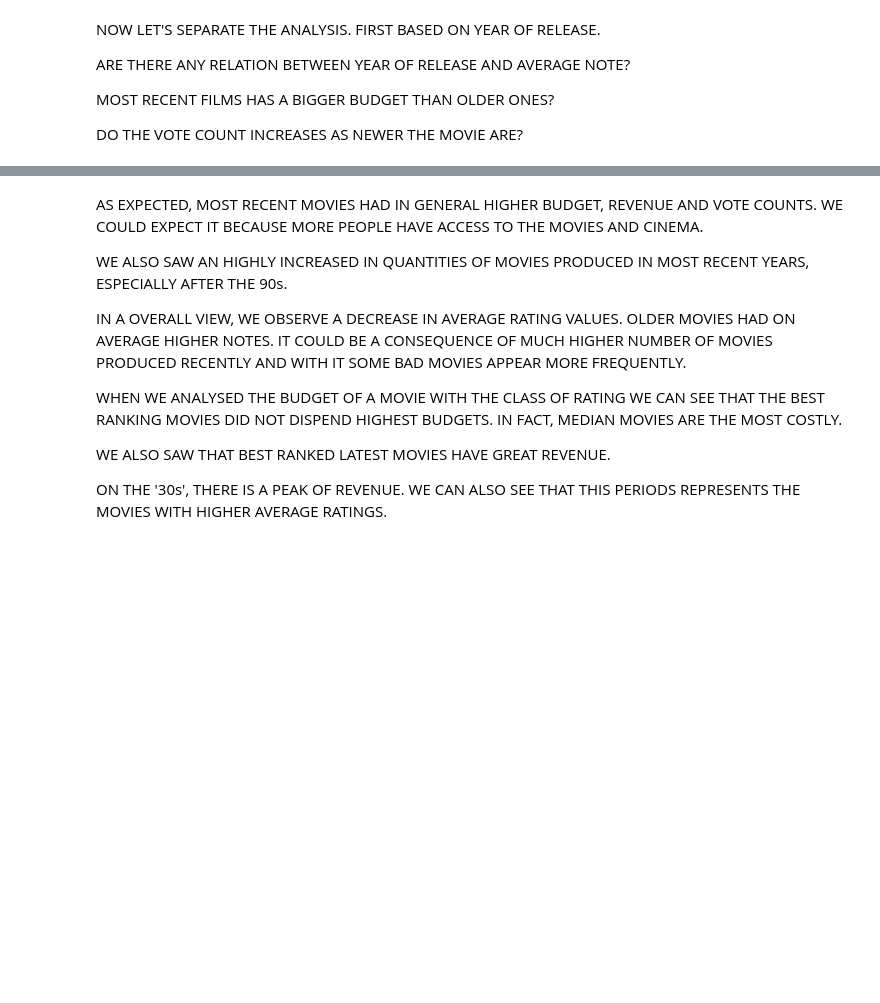
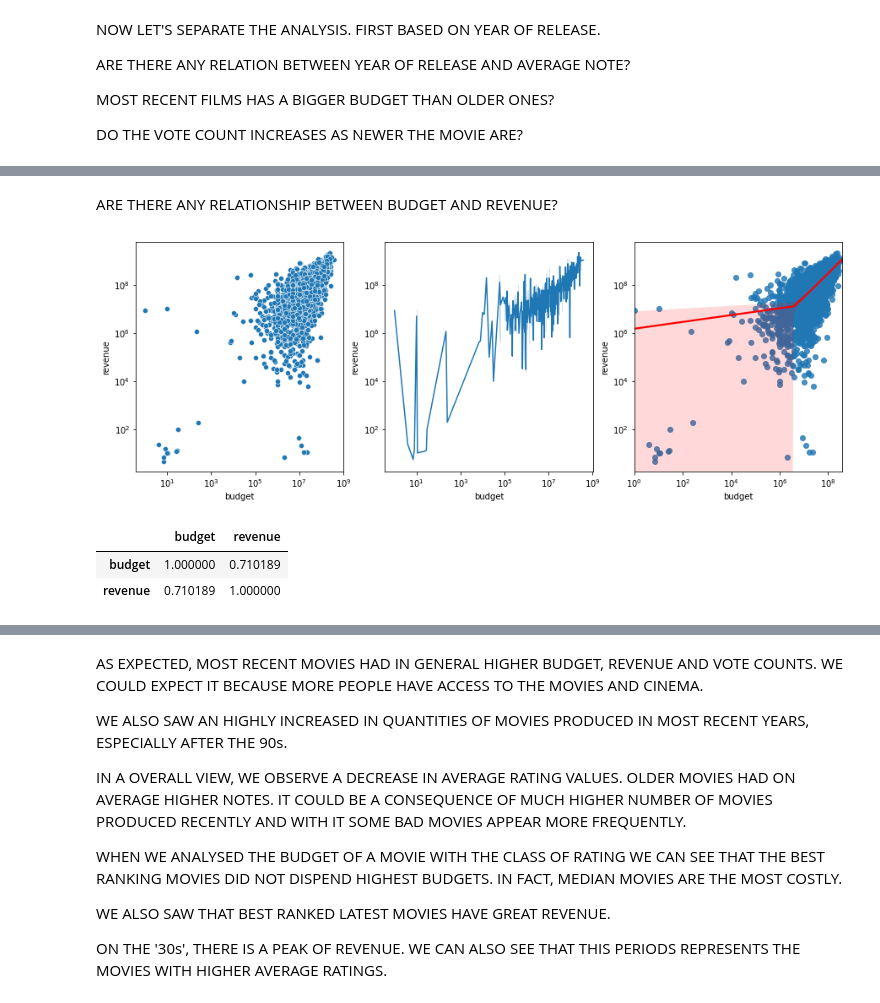
Before and after one commit to ribaslej/IntegratingPythontoMySQL, a Jupyter notebook: ANALYSIS/SINGLE TABLE ANALYSIS.ipynb, the cells around one changed output, grey strips where cells are left out. Drawn from its saved outputs; the diff is of its cells as text; code cells hidden in the pictures; blank space fills up the shorter version.

Commit message:
ADD JOINED TABLES ANALYSIS and MODIFY SINGLE TABLE ANALYSIS

```diff
--- a/ANALYSIS/SINGLE TABLE ANALYSIS.ipynb
+++ b/ANALYSIS/SINGLE TABLE ANALYSIS.ipynb
@@ -188,0 +297,21 @@ sns.relplot(x='year', y='vote_count', data = df,ci = 'sd', kind = 'line')
+# %% [markdown]
+ARE THERE ANY RELATIONSHIP BETWEEN BUDGET AND REVENUE?
+# %%
+fig, axs = plt.subplots(1, 3, figsize = (15,5))
+
+plot1 = sns.scatterplot(data = df, x = 'budget', y = 'revenue', ax = axs[0])
+plot1.set(xscale = 'log')
+plot1.set(yscale = 'log')
+plot2 = sns.lineplot(data = df, x='budget', y = 'revenue', ax = axs[1])
+plot2.set(xscale = 'log')
+plot2.set(yscale = 'log')
+plot3 = sns.regplot(data = df, x='budget', y = 'revenue', line_kws={'color': 'red'}, ax = axs[2])
+plot3.set(xscale = 'log')
+plot3.set(yscale = 'log')
+plt.show()
+df[['budget', 'revenue']].corr()
+# %% [output]
+[figure, added]
+|  | budget | revenue |
+| budget | 1.000000 | 0.710189 |
+| revenue | 0.710189 | 1.000000 |
```
Also changed, not shown: parts of 43 cells of this notebook, 1 other file.
